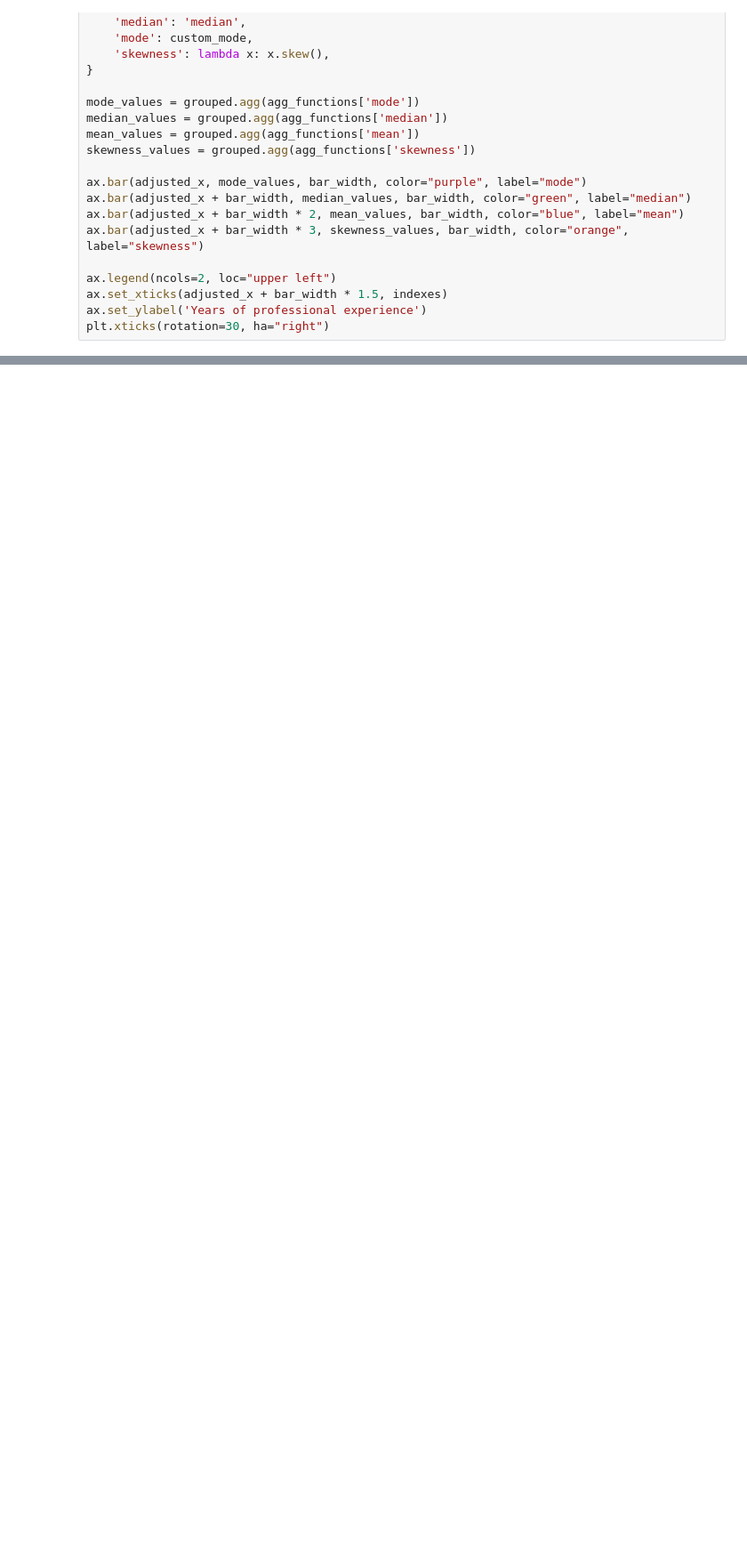
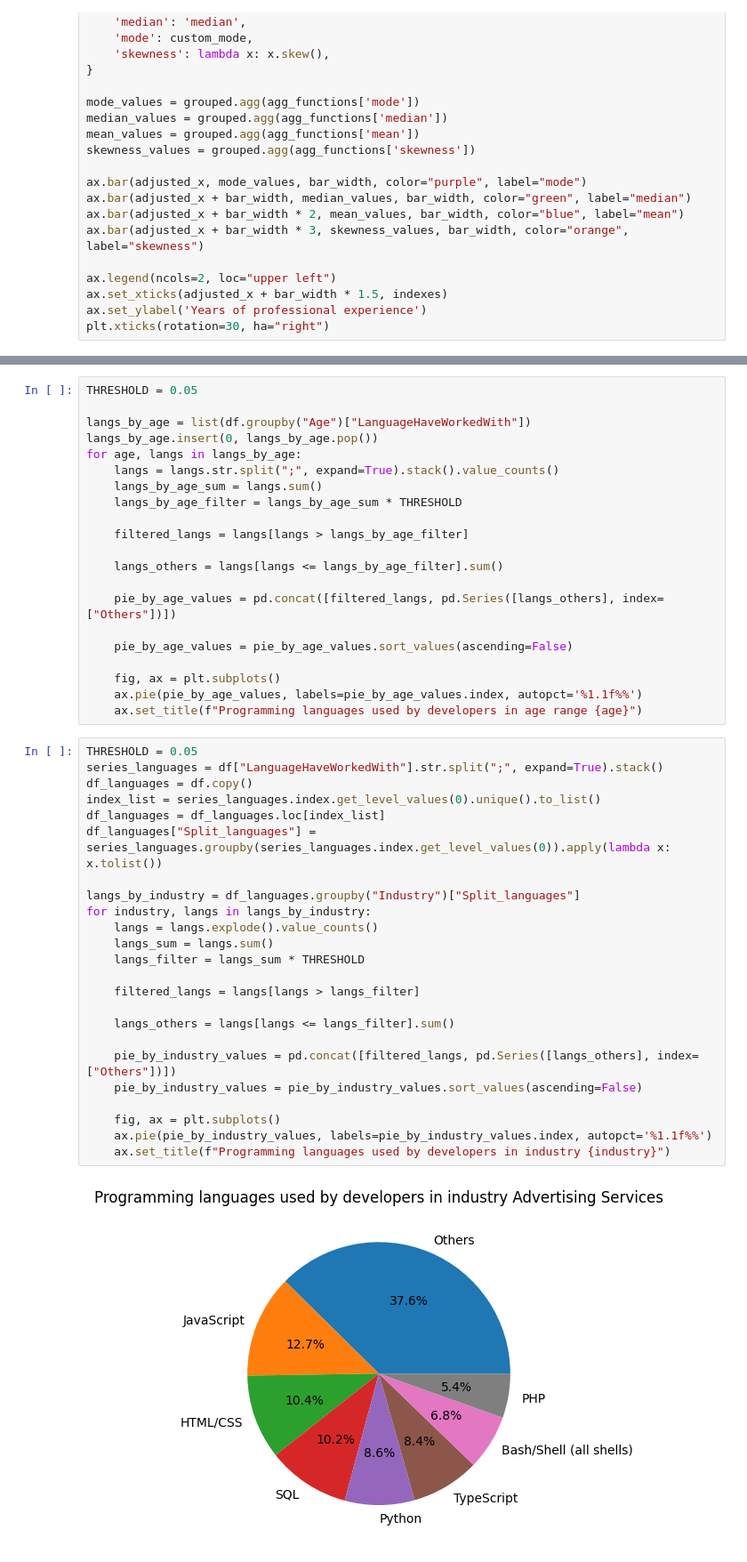
Before and after one commit to wsei-python-data-anylysis-project/project, a Jupyter notebook: projekt.ipynb, the cells around one changed output, grey strips where cells are left out. Shown at 89% size. Drawn from its saved outputs; the diff is of its cells as text; blank space fills up the shorter version.

Commit message:
add more graphs, silence pip output

```diff
--- a/projekt.ipynb
+++ b/projekt.ipynb
@@ -168,0 +180,47 @@ plt.xticks(rotation=30, ha="right")
+# %%
+THRESHOLD = 0.05
+
+langs_by_age = list(df.groupby("Age")["LanguageHaveWorkedWith"])
+langs_by_age.insert(0, langs_by_age.pop())
+for age, langs in langs_by_age:
+    langs = langs.str.split(";", expand=True).stack().value_counts()
+    langs_by_age_sum = langs.sum()
+    langs_by_age_filter = langs_by_age_sum * THRESHOLD
+
+    filtered_langs = langs[langs > langs_by_age_filter]
+
+    langs_others = langs[langs <= langs_by_age_filter].sum()
+
+    pie_by_age_values = pd.concat([filtered_langs, pd.Series([langs_others], index=["Others"])])
+
+    pie_by_age_values = pie_by_age_values.sort_values(ascending=False)
+
+    fig, ax = plt.subplots()
+    ax.pie(pie_by_age_values, labels=pie_by_age_values.index, autopct='%1.1f%%')
+    ax.set_title(f"Programming languages used by developers in age range {age}")
+# %%
+THRESHOLD = 0.05
+series_languages = df["LanguageHaveWorkedWith"].str.split(";", expand=True).stack()
+df_languages = df.copy()
+index_list = series_languages.index.get_level_values(0).unique().to_list()
+df_languages = df_languages.loc[index_list]
+df_languages["Split_languages"] = series_languages.groupby(series_languages.index.get_level_values(0)).apply(lambda x: x.tolist())
+
+langs_by_industry = df_languages.groupby("Industry")["Split_languages"]
+for industry, langs in langs_by_industry:
+    langs = langs.explode().value_counts()
+    langs_sum = langs.sum()
+    langs_filter = langs_sum * THRESHOLD
+
+    filtered_langs = langs[langs > langs_filter]
+
+    langs_others = langs[langs <= langs_filter].sum()
+
+    pie_by_industry_values = pd.concat([filtered_langs, pd.Series([langs_others], index=["Others"])])
+    pie_by_industry_values = pie_by_industry_values.sort_values(ascending=False)
+
+    fig, ax = plt.subplots()
+    ax.pie(pie_by_industry_values, labels=pie_by_industry_values.index, autopct='%1.1f%%')
+    ax.set_title(f"Programming languages used by developers in industry {industry}")
+# %% [output]
+[figure, added]
```
Also changed, not shown: parts of 7 cells of this notebook, 1 other file.
